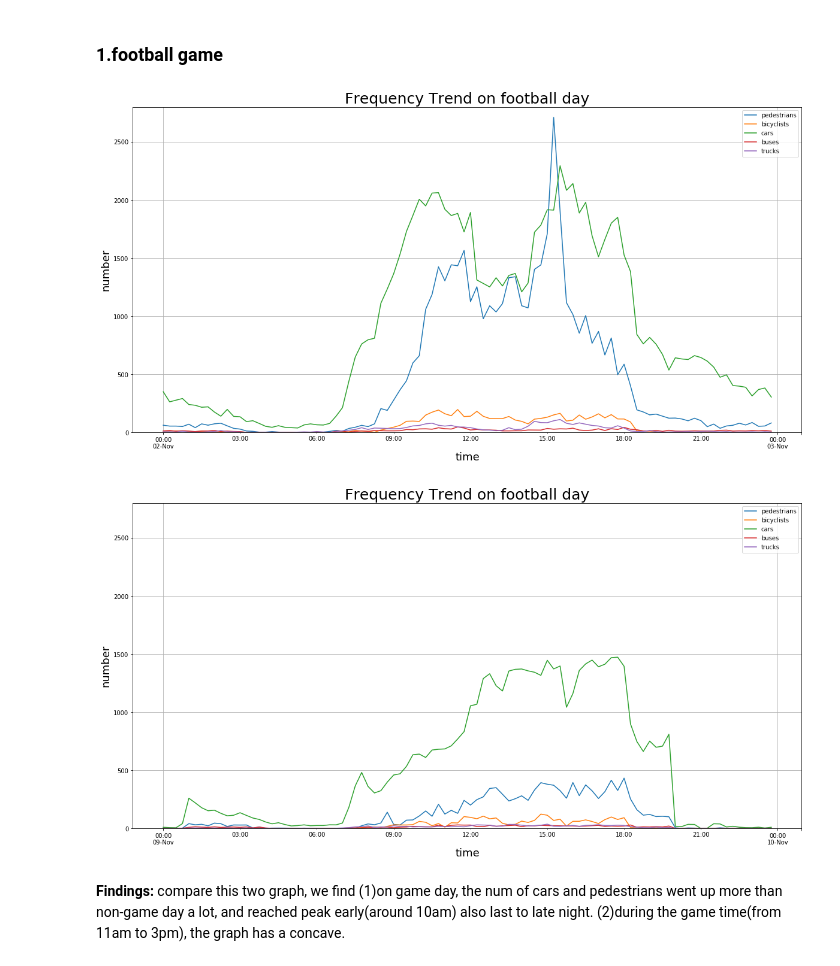
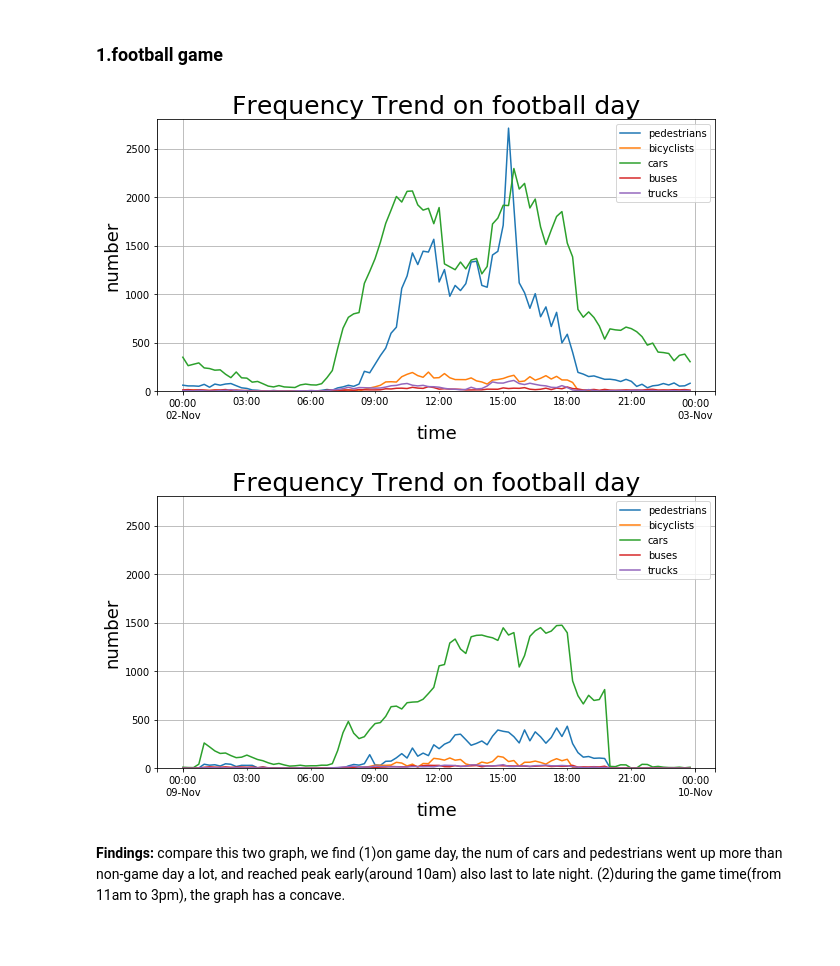
Before and after one commit to bjcthatisme/Challenge_DC20018, a Jupyter notebook: DOTS_Activity.ipynb, the cells around one changed output. Saved outputs shown, nothing was run; the diff lists cells and outputs as text; code cells hidden in the pictures; blank space fills up the shorter version.

```diff
--- a/DOTS_Activity.ipynb
+++ b/DOTS_Activity.ipynb
@@ -190,25 +274,25 @@ for loc in location_list:
 # %%
 Dots_loc5[Dots_loc5['Date'] == '2019-11-02'].groupby(['time'])[['pedestrians','bicyclists','cars','buses','trucks']].sum().plot(kind = 'line',
                                                                                                                                 y = ['pedestrians','bicyclists','cars','buses','trucks']
-                                                                                                                               ,figsize = (20,10))
+                                                                                                                               ,figsize = (10,5))
 plt.xlabel('time', fontsize =18)
 plt.ylabel('number',fontsize =18)
 plt.ylim((0,2800))
 plt.title('Frequency Trend on football day',fontsize =25, color = "k")
 plt.grid(True)
 # %% [output]
-[figure, old version]
+[figure, new version]
 # %%
 Dots_loc5[Dots_loc5['Date'] == '2019-11-09'].groupby(['time'])[['pedestrians','bicyclists','cars','buses','trucks']].sum().plot(kind = 'line',
                                                                                                                                 y = ['pedestrians','bicyclists','cars','buses','trucks']
-                                                                                                                               ,figsize = (20,10))
+                                                                                                                               ,figsize = (10,5))
 plt.xlabel('time', fontsize =18)
 plt.ylabel('number',fontsize =18)
 plt.ylim((0,2800))
 plt.title('Frequency Trend on football day',fontsize =25, color = "k")
 plt.grid(True)
 # %% [output]
-[figure, old version]
+[figure, new version]
 # %% [markdown]
 <b>Findings:</b> compare this two graph, we find (1)on game day, the num of cars and pedestrians went up more than non-game day a lot, and reached peak early(around 10am) also last to late night. (2)during the game time(from 11am to 3pm), the graph has a concave.
 # %% [markdown]
```
Also changed, not shown: parts of 33 cells of this notebook.
